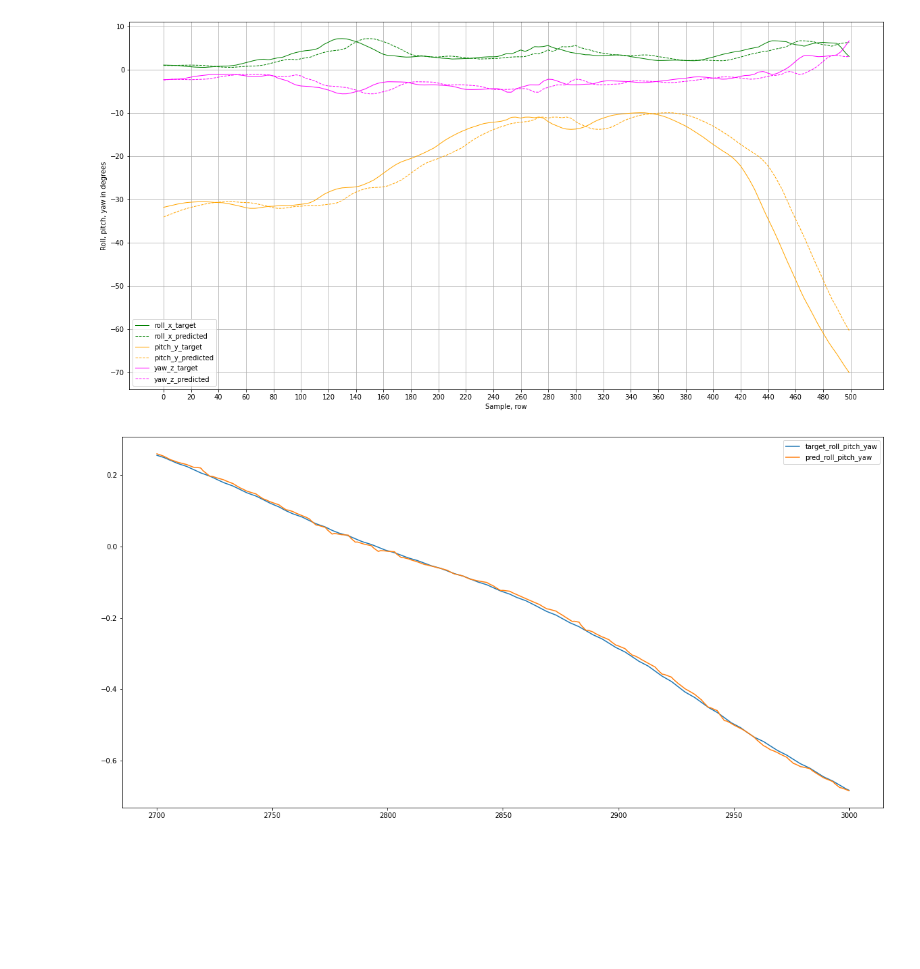
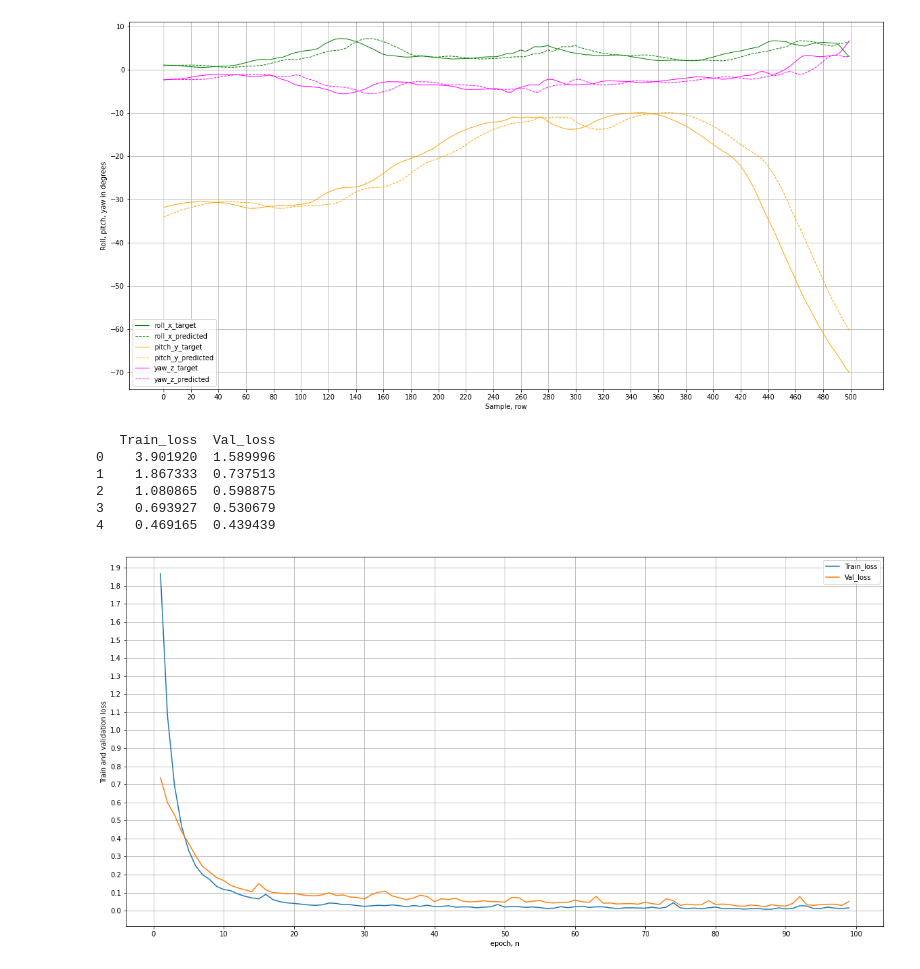
Before and after one commit to oleksa-oleksa/MasterThesis_UserPosition_6DOF, a Jupyter notebook: Development/notebooks/thesis_plots.ipynb, the cells around one changed output. Drawn from its saved outputs; the diff is of its cells as text; code cells hidden in the pictures; blank space fills up the shorter version.

```diff
--- a/Development/notebooks/thesis_plots.ipynb
+++ b/Development/notebooks/thesis_plots.ipynb
@@ -194,20 +194,30 @@ fig.savefig(out)
 [figure]
 # %%
 #=================================================
-# %%
-column = 'x'
-model = gru1
-model_name = "gru1_zoom"
-
-fig = plt.figure()
-plt.plot(targets.loc[2700:3000, column],label=('target_' + axis))
-plt.plot(model.loc[2700:3000, column],label=('pred_' + axis))
-fig.set_figwidth(20)
-fig.set_figheight(10)
-plt.legend()
-plt.show()
-out = os.path.join(dest, f"{model_name}-{column}.pdf")
-fig.savefig(out)
-# %% [output]
-[figure, removed]
+# %%
+lstm1_weight_decay = pd.read_csv('../results/losses/lstm1/MAE_pos_0.2133_hid32_batch512_epochs150_LR0.001_every50_epochs_with_WD1e-06_for_LAT100_29.09_104440.csv')
+losses = lstm1_weight_decay
+print(losses.head())
+epochs = 100
+los_fig = plt.figure()
+plt.plot(losses.loc[1:epochs-1, 'Train_loss'], label='Train_loss')
+plt.plot(losses.loc[1:epochs-1, 'Val_loss'], label='Val_loss')
+los_fig.set_figwidth(20)
+los_fig.set_figheight(10)
+plt.xlabel('epoch, n')
+plt.ylabel('Train and validation loss')
+plt.legend()
+plt.grid()
+plt.xticks(np.arange(0, 100+1, 10))
+plt.yticks(np.arange(0, 2, 0.1))
+plt.show()
+los_fig.savefig('../results/losses/lstm1_weight_decay_high.pdf')
+# %% [output]
+   Train_loss  Val_loss
+0    3.901920  1.589996
+1    1.867333  0.737513
+2    1.080865  0.598875
+3    0.693927  0.530679
+4    0.469165  0.439439
+[figure, added]
 # %%
```
Also changed, not shown: parts of 10 cells of this notebook, 3 other files.
